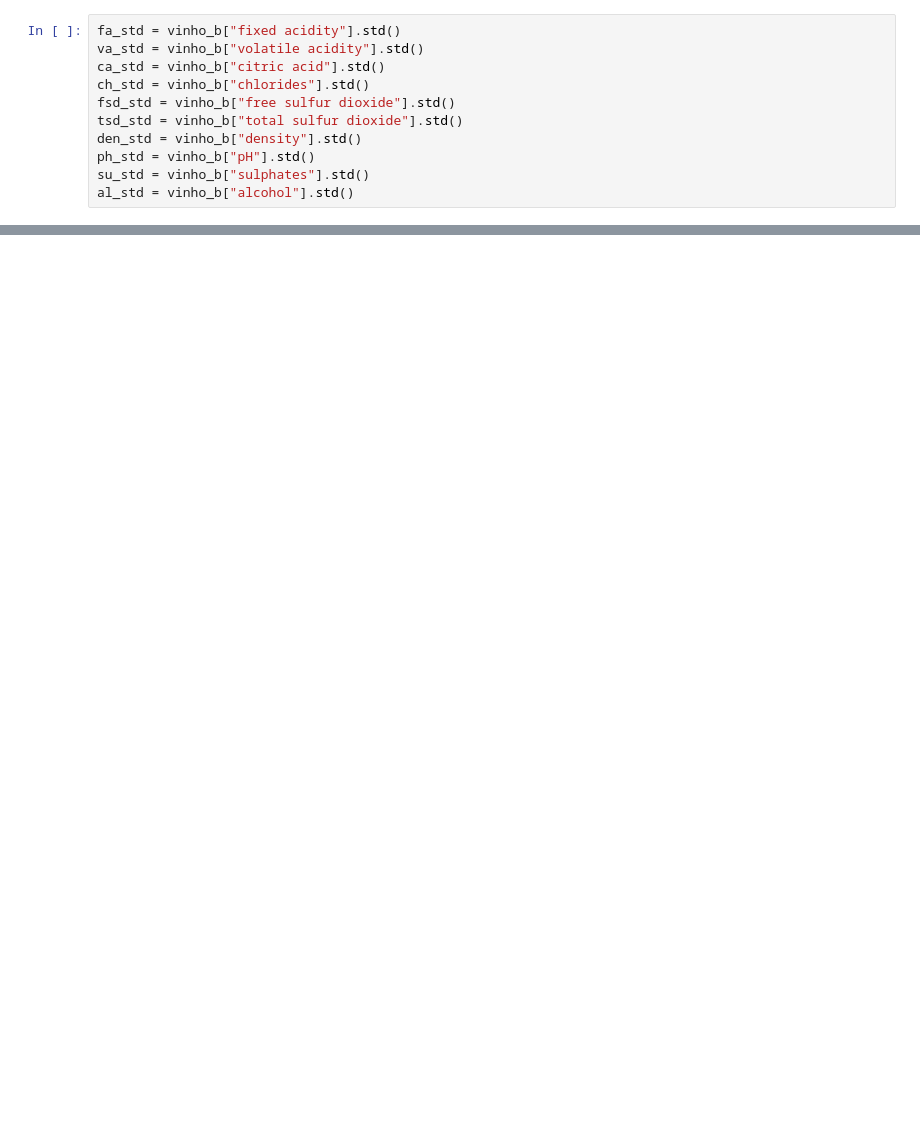
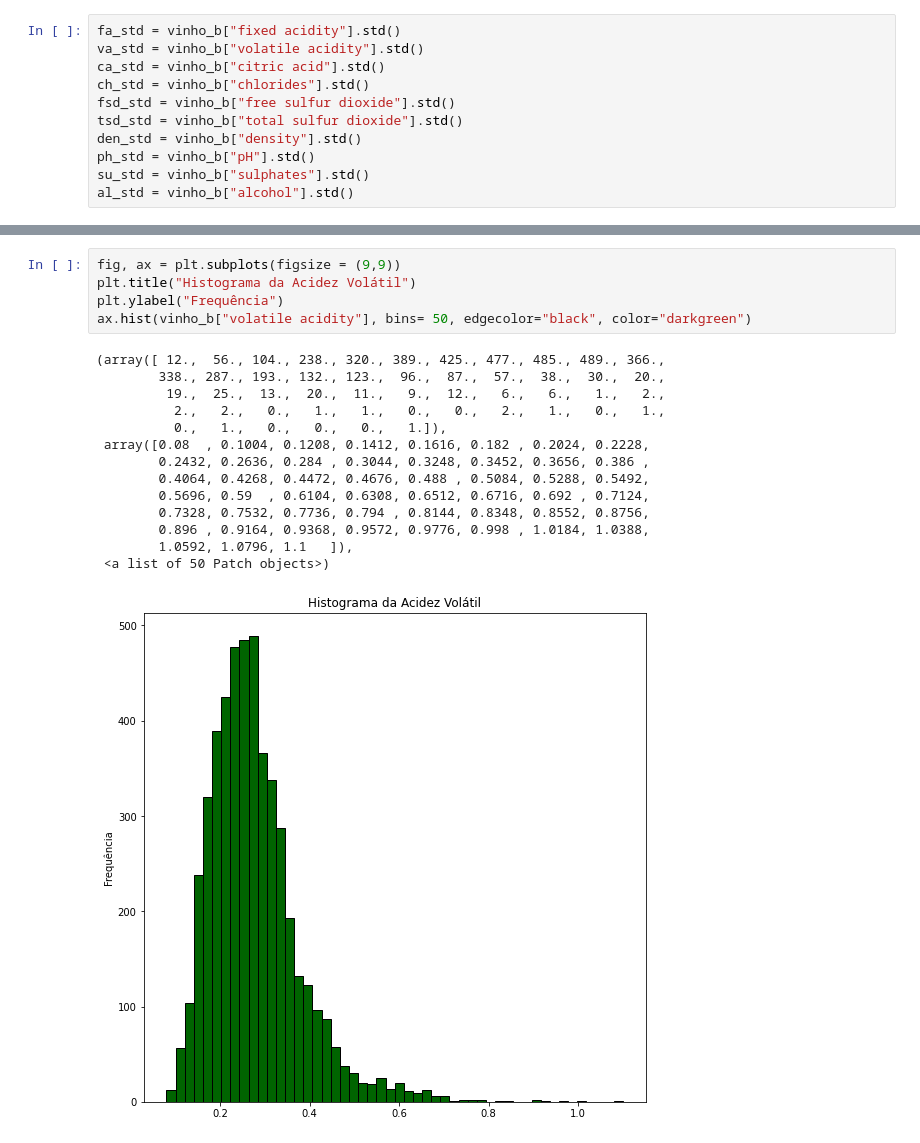
Before and after one commit to Lucasss-Nogueira/ProjetoDebWeb, a Jupyter notebook: vinho.ipynb, the cells around one changed output, grey strips where cells are left out. Cells and saved outputs as stored; diff of their text form; blank space fills up the shorter version.

```diff
--- a/vinho.ipynb
+++ b/vinho.ipynb
@@ -135,0 +159,20 @@ al_std = vinho_b["alcohol"].std()
+# %%
+fig, ax = plt.subplots(figsize = (9,9))
+plt.title("Histograma da Acidez Volátil")
+plt.ylabel("Frequência")
+ax.hist(vinho_b["volatile acidity"], bins= 50, edgecolor="black", color="darkgreen")
+# %% [output]
+(array([ 12.,  56., 104., 238., 320., 389., 425., 477., 485., 489., 366.,
+        338., 287., 193., 132., 123.,  96.,  87.,  57.,  38.,  30.,  20.,
+         19.,  25.,  13.,  20.,  11.,   9.,  12.,   6.,   6.,   1.,   2.,
+          2.,   2.,   0.,   1.,   1.,   0.,   0.,   2.,   1.,   0.,   1.,
+          0.,   1.,   0.,   0.,   0.,   1.]),
+ array([0.08  , 0.1004, 0.1208, 0.1412, 0.1616, 0.182 , 0.2024, 0.2228,
+        0.2432, 0.2636, 0.284 , 0.3044, 0.3248, 0.3452, 0.3656, 0.386 ,
+        0.4064, 0.4268, 0.4472, 0.4676, 0.488 , 0.5084, 0.5288, 0.5492,
+        0.5696, 0.59  , 0.6104, 0.6308, 0.6512, 0.6716, 0.692 , 0.7124,
+        0.7328, 0.7532, 0.7736, 0.794 , 0.8144, 0.8348, 0.8552, 0.8756,
+        0.896 , 0.9164, 0.9368, 0.9572, 0.9776, 0.998 , 1.0184, 1.0388,
+        1.0592, 1.0796, 1.1   ]),
+ <a list of 50 Patch objects>)
+[figure, added]
```
Also changed, not shown: parts of 103 cells of this notebook.
